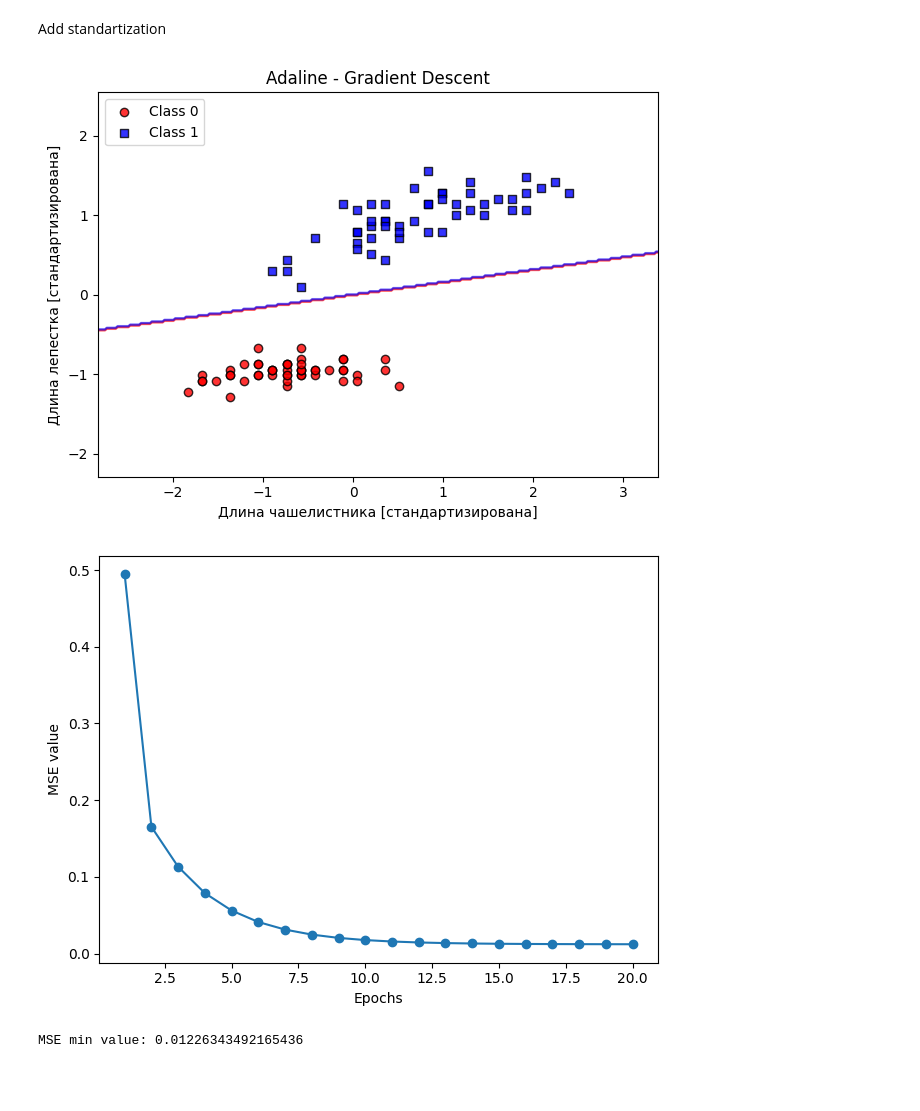
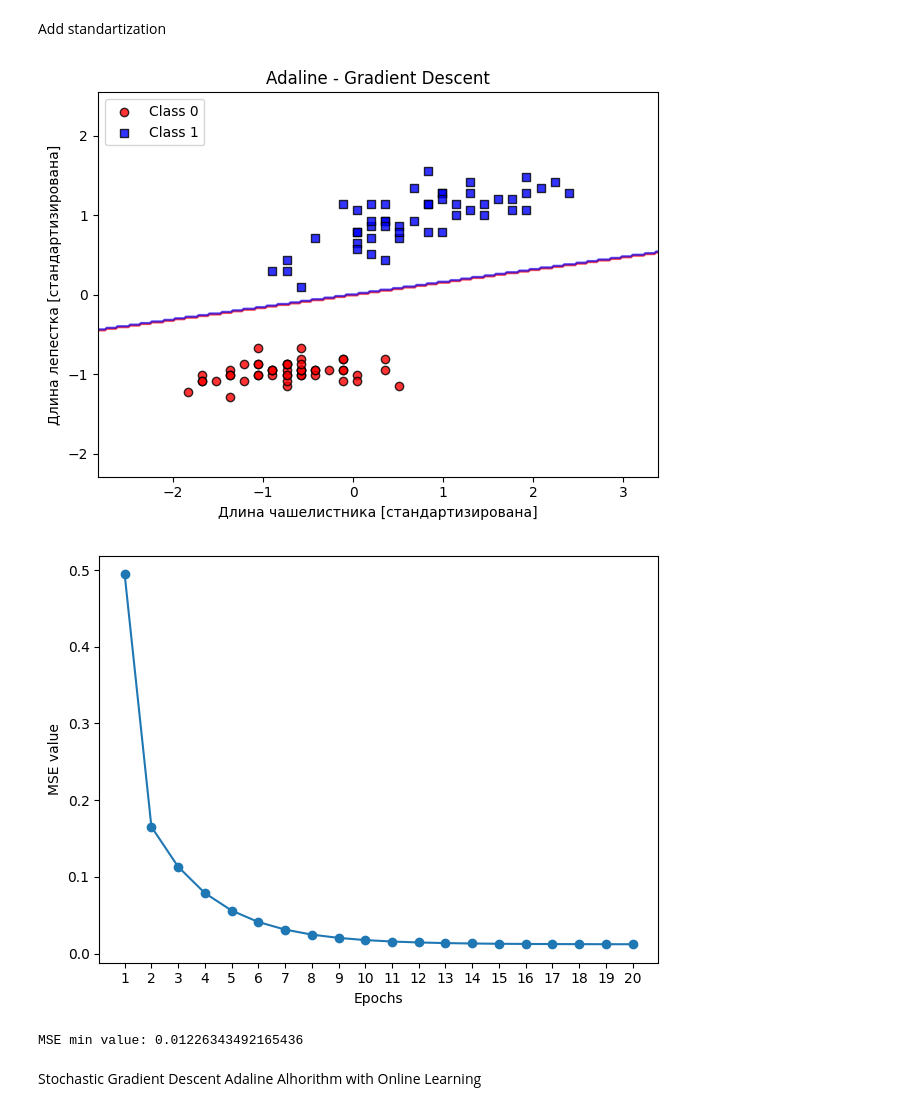
Before and after one commit to geekiot-hub/ml-lab, a Jupyter notebook: src/notebooks/adaline.ipynb, the cells around one changed output. Drawn from its saved outputs; the diff is of its cells as text; code cells hidden in the pictures; blank space fills up the shorter version.

```diff
--- a/src/notebooks/adaline.ipynb
+++ b/src/notebooks/adaline.ipynb
@@ -190,27 +190,30 @@ Add standartization
 # %%
 X_std = np.copy(X)
 
 X_std[:, 0] = (X_std[:, 0] - X_std[:, 0].mean()) / X_std[:, 0].std()
 X_std[:, 1] = (X_std[:, 1] - X_std[:, 1].mean()) / X_std[:, 1].std()
 
 ada_gd = AdalineGD(eta=0.5, n_iter=20, random_state=1).fit(X_std, y)
 plot_decision_regions(X_std, y, ada_gd)
 plt.title("Adaline - Gradient Descent")
 plt.xlabel("Длина чашелистника [стандартизирована]")
 plt.ylabel("Длина лепестка [стандартизирована]")
 plt.legend(loc="upper left")
 plt.tight_layout()
 plt.show()
 
 plt.plot(range(1, ada_gd.n_iter + 1), ada_gd.losses_, marker="o")
 plt.xlabel("Epochs")
+plt.xticks(range(1, ada_gd.n_iter + 1))
 plt.ylabel("MSE value")
 plt.tight_layout()
 
 plt.show()
 
 print(f"MSE min value: {min(ada_gd.losses_)}")
 # %% [output]
 [figure]
-[figure, old version]
+[figure, new version]
 MSE min value: 0.01226343492165436
+# %% [markdown]
+Stochastic Gradient Descent Adaline Alhorithm with Online Learning
```
Also changed, not shown: parts of 3 cells of this notebook.
